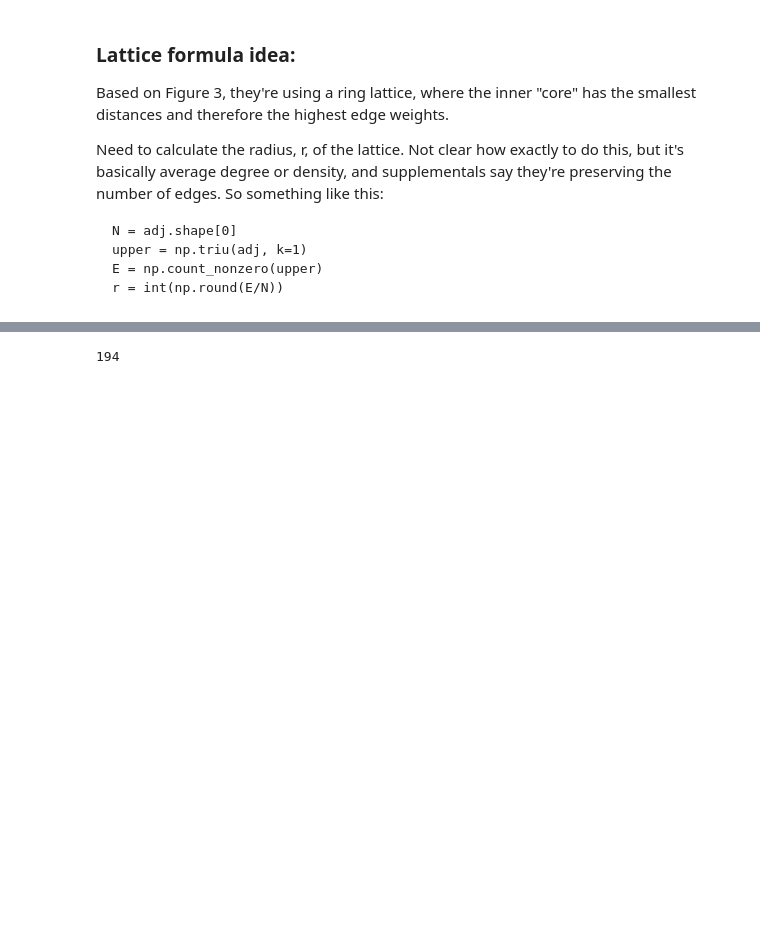
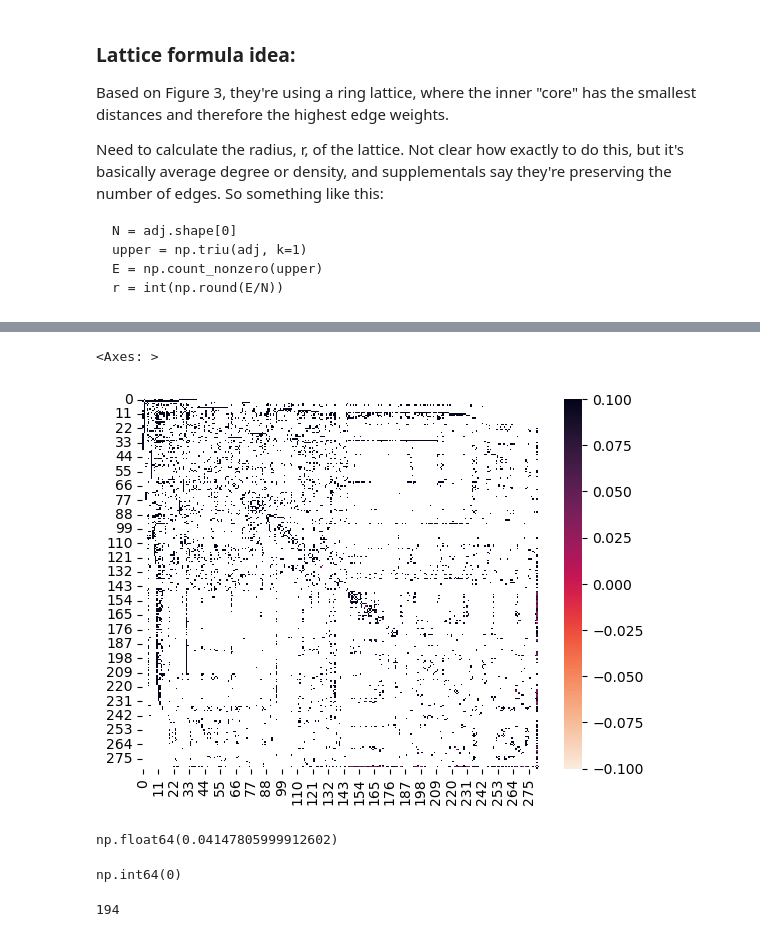
Before and after one commit to i-levy/network-science-final, a Jupyter notebook: testing_v5.ipynb, the cells around one changed output, grey strips where cells are left out. Cells and saved outputs as stored; diff of their text form; code cells hidden in the pictures; blank space fills up the shorter version.

```diff
--- a/testing_v5.ipynb
+++ b/testing_v5.ipynb
@@ -127,0 +340,2 @@ def make_lattice_null(adj):
+# %%
+foo = nx.adjacency_matrix(G).toarray()
@@ -127,0 +369,5 @@ def make_lattice_null(adj):
+# %%
+sns.heatmap(foo, cmap='rocket_r')
+# %% [output]
+<Axes: >
+[figure, added]
@@ -128,3 +376,11 @@ def make_lattice_null(adj):
+# %%
+L
+# %% [output]
+np.float64(0.04147805999912602)
+# %%
+np.isnan(dist).sum()
+# %% [output]
+np.int64(0)
 # %%
 adj = sc.copy()
 N = adj.shape[0]
```
Also changed, not shown: parts of 15 cells of this notebook, 6 other files.
